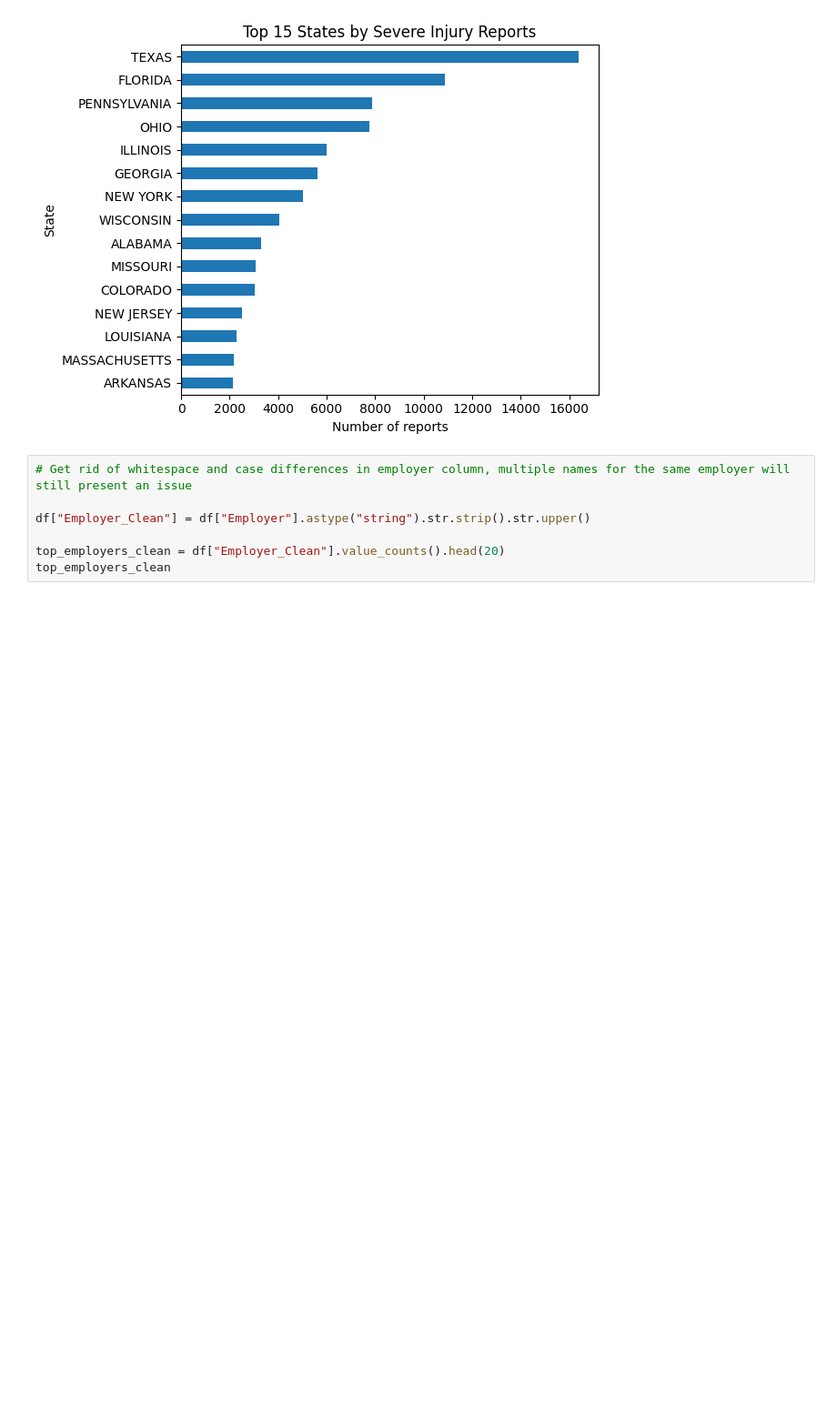
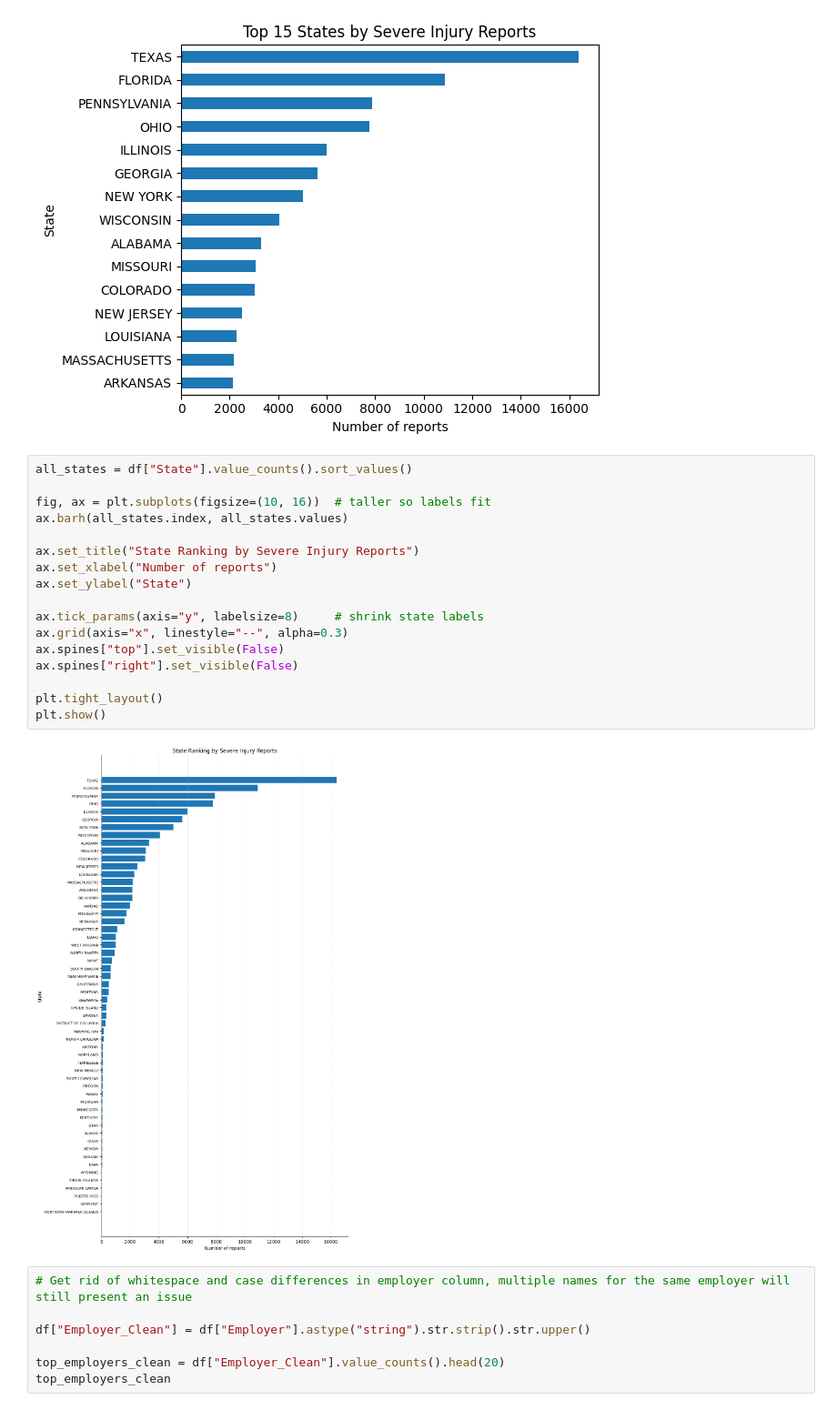
Before and after one commit to CourtneyMandela/occupational_injury_trends, a Jupyter notebook: notebooks/osha_severe_injury.ipynb, the cells around one changed output. Shown at 91% size. Saved outputs shown, nothing was run; the diff lists cells and outputs as text; blank space fills up the shorter version.

Commit message:
Added ethics and limitations of current data + visualization of OSHA severe injury reports by state

```diff
--- a/notebooks/osha_severe_injury.ipynb
+++ b/notebooks/osha_severe_injury.ipynb
@@ -623,6 +623,25 @@ plt.tight_layout()
 plt.show()
 # %% [output]
 [figure]
+# %%
+all_states = df["State"].value_counts().sort_values()
+
+fig, ax = plt.subplots(figsize=(10, 16))  # taller so labels fit
+ax.barh(all_states.index, all_states.values)
+
+ax.set_title("State Ranking by Severe Injury Reports")
+ax.set_xlabel("Number of reports")
+ax.set_ylabel("State")
+
+ax.tick_params(axis="y", labelsize=8)     # shrink state labels
+ax.grid(axis="x", linestyle="--", alpha=0.3)
+ax.spines["top"].set_visible(False)
+ax.spines["right"].set_visible(False)
+
+plt.tight_layout()
+plt.show()
+# %% [output]
+[figure, added]
 # %%
 # Get rid of whitespace and case differences in employer column, multiple names for the same employer will still present an issue
 
```
Also changed, not shown: parts of 1 cell of this notebook.
